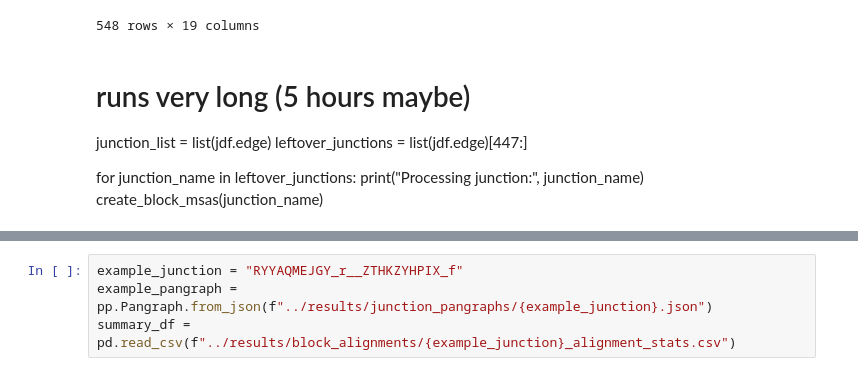
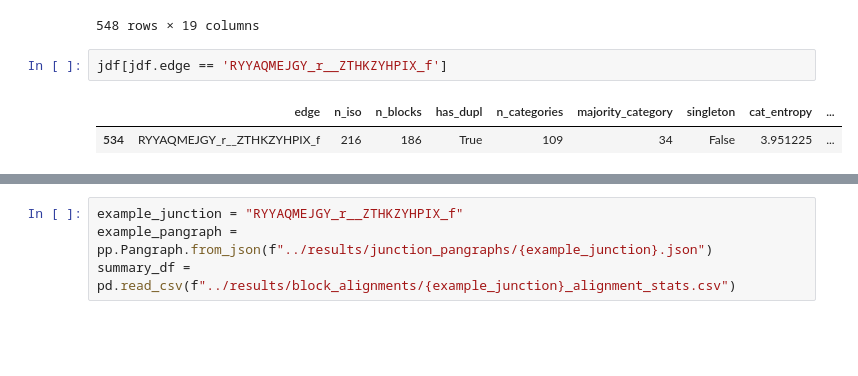
Before and after one commit to marie3003/junction_dataset, a Jupyter notebook: explore/block_diversity.ipynb, the cells around one changed output, grey strips where cells are left out. Drawn from its saved outputs; the diff is of its cells as text; blank space fills up the shorter version.

```diff
--- a/explore/block_diversity.ipynb
+++ b/explore/block_diversity.ipynb
@@ -44,11 +47,8 @@ jdf
 | 546 | YUOECYBHUS_f__ZTHKZYHPIX_f | 2 | 20 | True | 2 | 1 | True | 0.693147 | ... |
 | 547 | KIVDDRSTJR_f__QQSILILDBT_r | 2 | 1 | False | 1 | 2 | False | 0.000000 | ... |
 548 rows × 19 columns
-# %% [markdown]
-# runs very long (5 hours maybe)
-junction_list = list(jdf.edge)
-leftover_junctions = list(jdf.edge)[447:]
-
-for junction_name in leftover_junctions:
-    print("Processing junction:", junction_name)
-    create_block_msas(junction_name)
+# %%
+jdf[jdf.edge == 'RYYAQMEJGY_r__ZTHKZYHPIX_f']
+# %% [output]
+|  | edge | n_iso | n_blocks | has_dupl | n_categories | majority_category | singleton | cat_entropy | ... |
+| 534 | RYYAQMEJGY_r__ZTHKZYHPIX_f | 216 | 186 | True | 109 | 34 | False | 3.951225 | ... |
```
Also changed, not shown: parts of 7 cells of this notebook, 10 other files.
